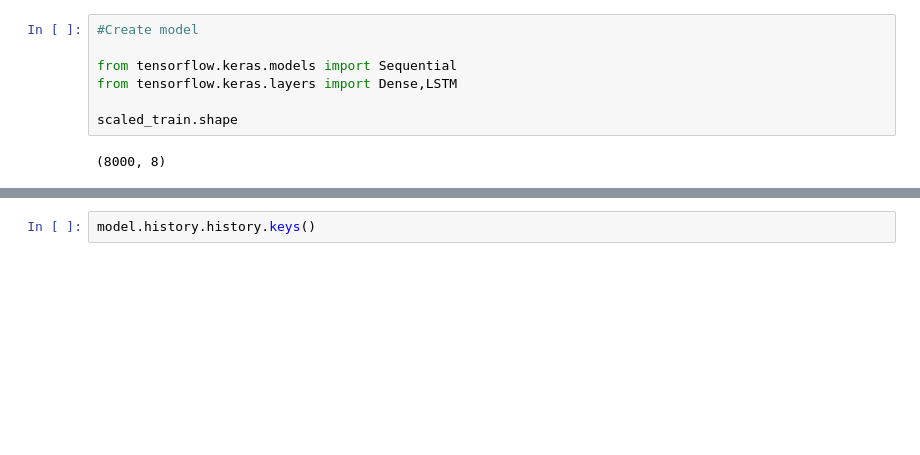
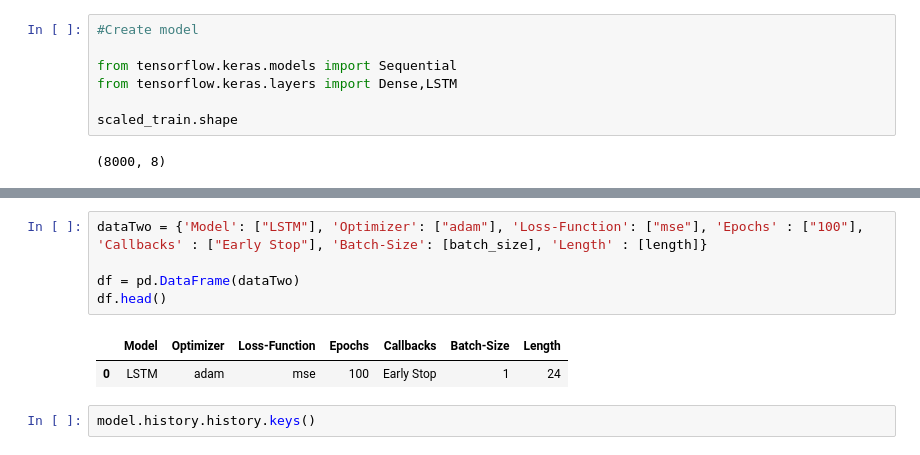
Before and after one commit to alexantg/PredictiveMaintenanceILS, a Jupyter notebook: TimeSeriesForecasting/timeSeriesMultivariate.ipynb, the cells around one changed output, grey strips where cells are left out. Saved outputs shown, nothing was run; the diff lists cells and outputs as text; blank space fills up the shorter version.

Commit message:
Multivariate LSTM

```diff
--- a/TimeSeriesForecasting/timeSeriesMultivariate.ipynb
+++ b/TimeSeriesForecasting/timeSeriesMultivariate.ipynb
@@ -196,4 +179,12 @@ Epoch 10/10
 <keras.callbacks.History at 0x...>
+# %%
+dataTwo = {'Model': ["LSTM"], 'Optimizer': ["adam"], 'Loss-Function': ["mse"], 'Epochs' : ["100"], 'Callbacks' : ["Early Stop"], 'Batch-Size': [batch_size], 'Length' : [length]}
+
+df = pd.DataFrame(dataTwo)
+df.head()
+# %% [output]
+|  | Model | Optimizer | Loss-Function | Epochs | Callbacks | Batch-Size | Length |
+| 0 | LSTM | adam | mse | 100 | Early Stop | 1 | 24 |
 # %%
 model.history.history.keys()
 # %% [output]
```
Also changed, not shown: parts of 10 cells of this notebook, 8 other files.
